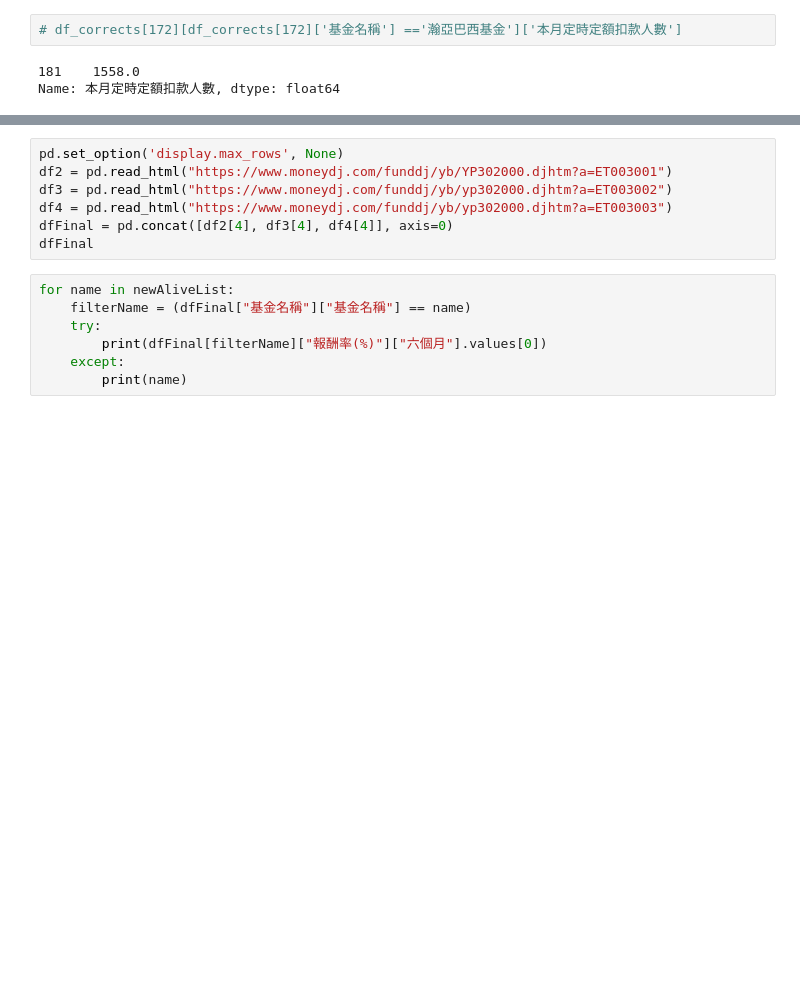
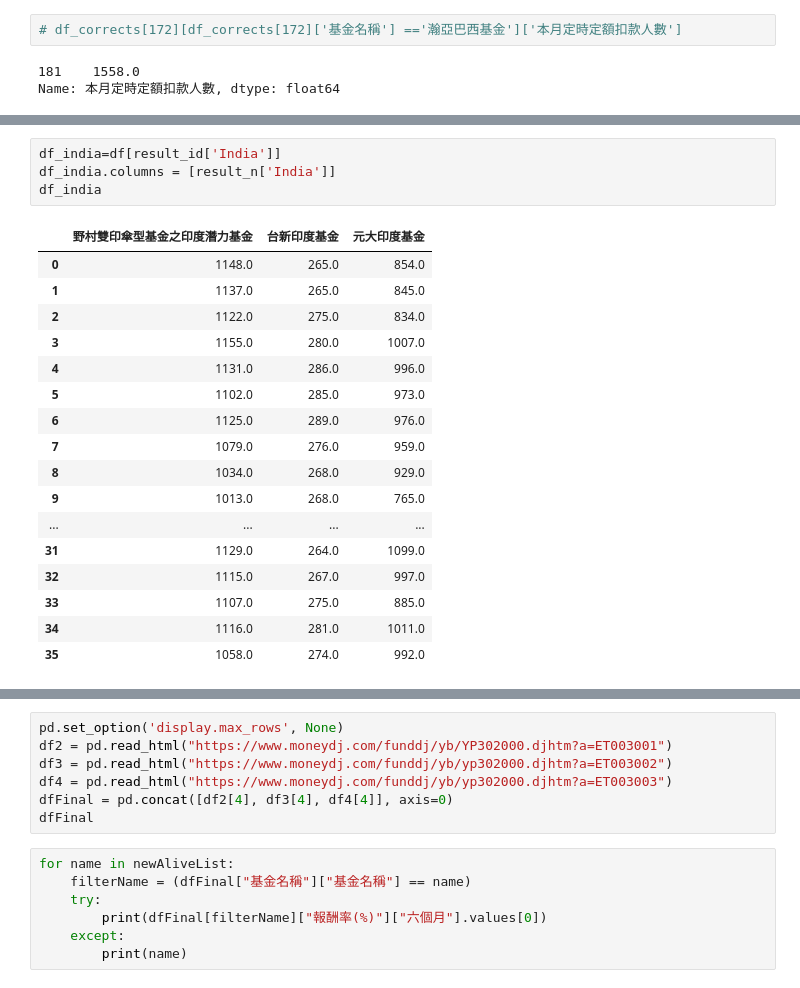
Before and after one commit to Jtrue27/Fintech-TM-ML, a Jupyter notebook: 定期定額資料爬蟲/data_preprocessing.ipynb, the cells around one changed output, grey strips where cells are left out. Saved outputs shown, nothing was run; the diff lists cells and outputs as text; blank space fills up the shorter version.

```diff
--- a/定期定額資料爬蟲/data_preprocessing.ipynb
+++ b/定期定額資料爬蟲/data_preprocessing.ipynb
@@ -525,0 +541,22 @@ len(hybr)
+# %%
+df_india=df[result_id['India']]
+df_india.columns = [result_n['India']]
+df_india
+# %% [output]
+|  | 野村雙印傘型基金之印度潛力基金 | 台新印度基金 | 元大印度基金 |
+| 0 | 1148.0 | 265.0 | 854.0 |
+| 1 | 1137.0 | 265.0 | 845.0 |
+| 2 | 1122.0 | 275.0 | 834.0 |
+| 3 | 1155.0 | 280.0 | 1007.0 |
+| 4 | 1131.0 | 286.0 | 996.0 |
+| 5 | 1102.0 | 285.0 | 973.0 |
+| 6 | 1125.0 | 289.0 | 976.0 |
+| 7 | 1079.0 | 276.0 | 959.0 |
+| 8 | 1034.0 | 268.0 | 929.0 |
+| 9 | 1013.0 | 268.0 | 765.0 |
+| ... | ... | ... | ... |
+| 31 | 1129.0 | 264.0 | 1099.0 |
+| 32 | 1115.0 | 267.0 | 997.0 |
+| 33 | 1107.0 | 275.0 | 885.0 |
+| 34 | 1116.0 | 281.0 | 1011.0 |
+| 35 | 1058.0 | 274.0 | 992.0 |
```
Also changed, not shown: parts of 19 cells of this notebook.
